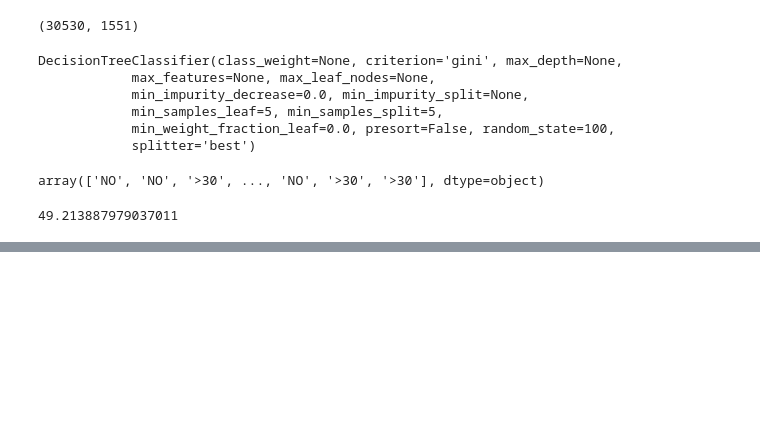
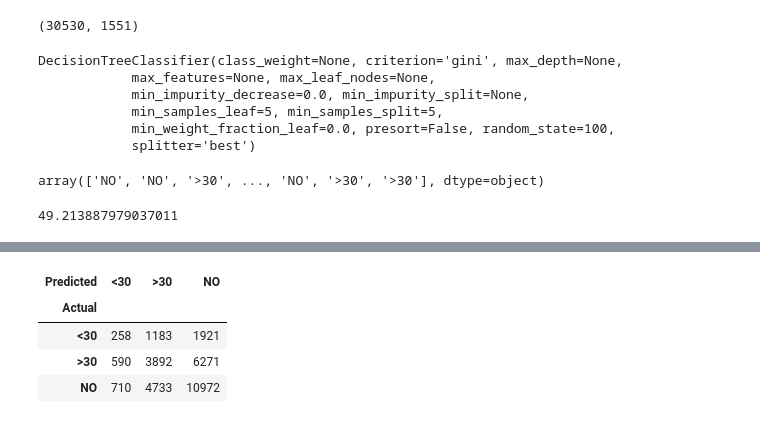
Before and after one commit to hvu815/Data-Analysis, a Jupyter notebook: analysis_notebooks/Diabetes_notebook_Huong.ipynb, the cells around one changed output, grey strips where cells are left out. Drawn from its saved outputs; the diff is of its cells as text; code cells hidden in the pictures; blank space fills up the shorter version.

```diff
--- a/analysis_notebooks/Diabetes_notebook_Huong.ipynb
+++ b/analysis_notebooks/Diabetes_notebook_Huong.ipynb
@@ -385,0 +387,3 @@ accuracy_score(Y_test, Y_pred)*100
+# %%
+# Apply the Classifier we trained to the test data (which, remember, it has never seen before)
+preds = clf1.predict(X_test)
@@ -385,0 +404,9 @@ accuracy_score(Y_test, Y_pred)*100
+# %%
+# Create confusion matrix
+pd.crosstab(Y_test, preds, rownames=['Actual'], colnames=['Predicted'])
+# %% [output]
+| Predicted | <30 | >30 | NO |
+| Actual |  |  |  |
+| <30 | 258 | 1183 | 1921 |
+| >30 | 590 | 3892 | 6271 |
+| NO | 710 | 4733 | 10972 |
```
Also changed, not shown: parts of 21 cells of this notebook.
